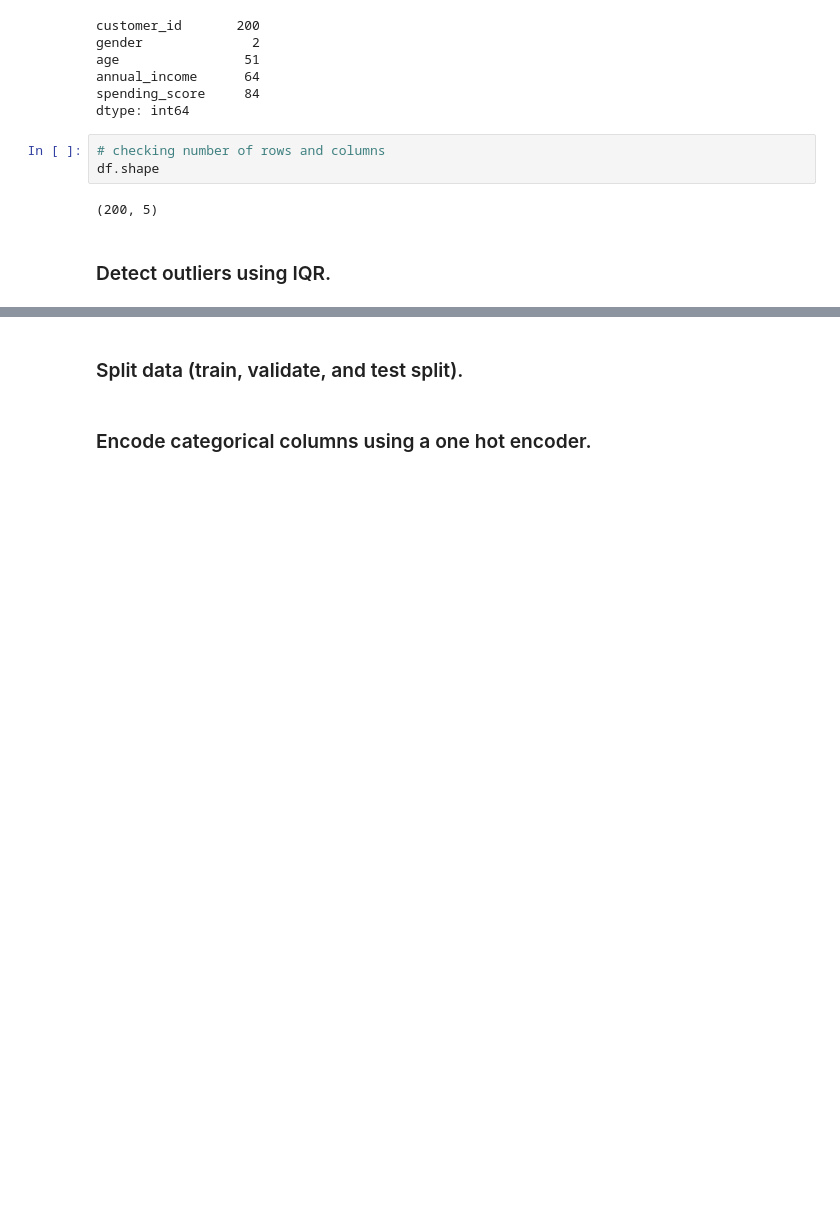
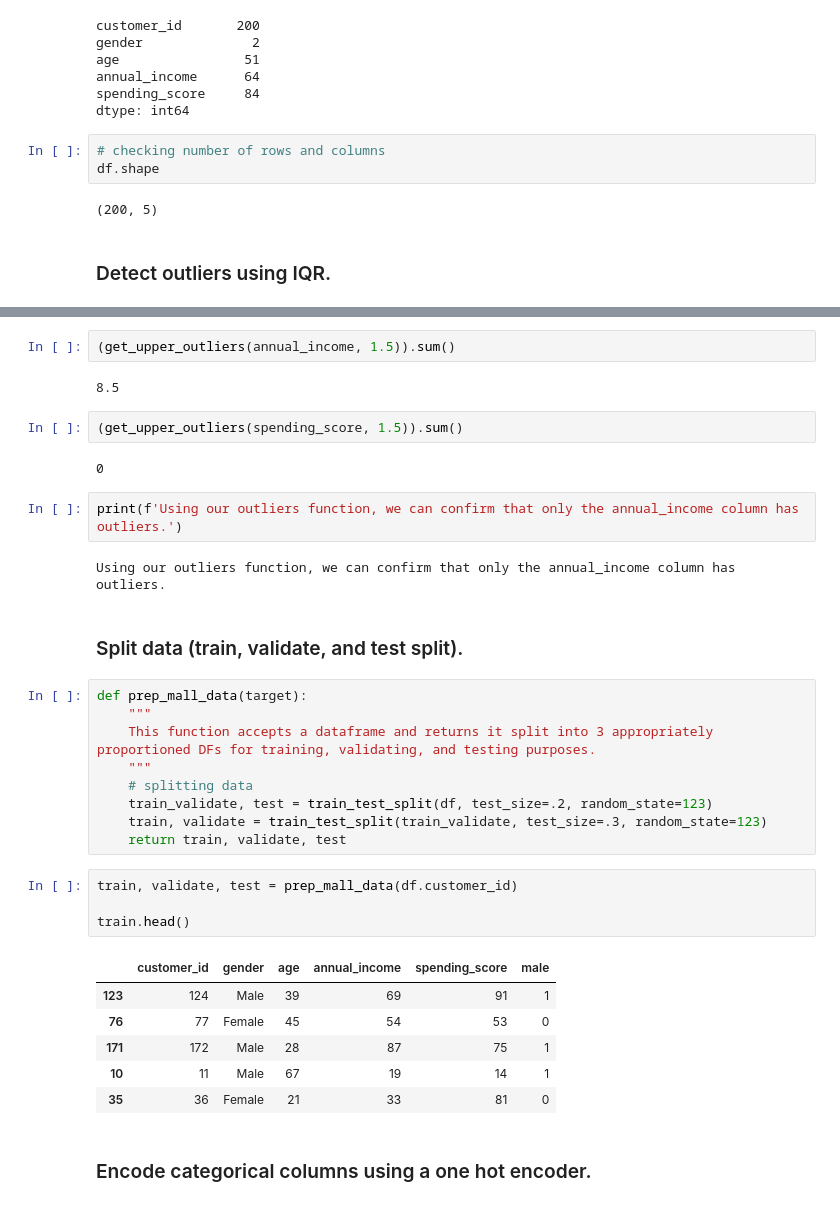
Before and after one commit to SamuelD-Data/clustering-exercises, a Jupyter notebook: zillow.ipynb, the cells around one changed output, grey strips where cells are left out. Drawn from its saved outputs; the diff is of its cells as text; blank space fills up the shorter version.

```diff
--- a/zillow.ipynb
+++ b/zillow.ipynb
@@ -379,4 +403,36 @@ df.shape
+# %%
+(get_upper_outliers(annual_income, 1.5)).sum()
+# %% [output]
+8.5
+# %%
+(get_upper_outliers(spending_score, 1.5)).sum()
+# %% [output]
+0
+# %%
+print(f'Using our outliers function, we can confirm that only the annual_income column has outliers.')
+# %% [output]
+Using our outliers function, we can confirm that only the annual_income column has outliers.
 # %% [markdown]
 ### Split data (train, validate, and test split).
+# %%
+def prep_mall_data(target):
+    """
+    This function accepts a dataframe and returns it split into 3 appropriately proportioned DFs for training, validating, and testing purposes.
+    """
+    # splitting data
+    train_validate, test = train_test_split(df, test_size=.2, random_state=123)
+    train, validate = train_test_split(train_validate, test_size=.3, random_state=123)
+    return train, validate, test
+# %%
+train, validate, test = prep_mall_data(df.customer_id)
+
+train.head()
+# %% [output]
+|  | customer_id | gender | age | annual_income | spending_score | male |
+| 123 | 124 | Male | 39 | 69 | 91 | 1 |
+| 76 | 77 | Female | 45 | 54 | 53 | 0 |
+| 171 | 172 | Male | 28 | 87 | 75 | 1 |
+| 10 | 11 | Male | 67 | 19 | 14 | 1 |
+| 35 | 36 | Female | 21 | 33 | 81 | 0 |
 # %% [markdown]
 ### Encode categorical columns using a one hot encoder.
```
Also changed, not shown: parts of 11 cells of this notebook.
